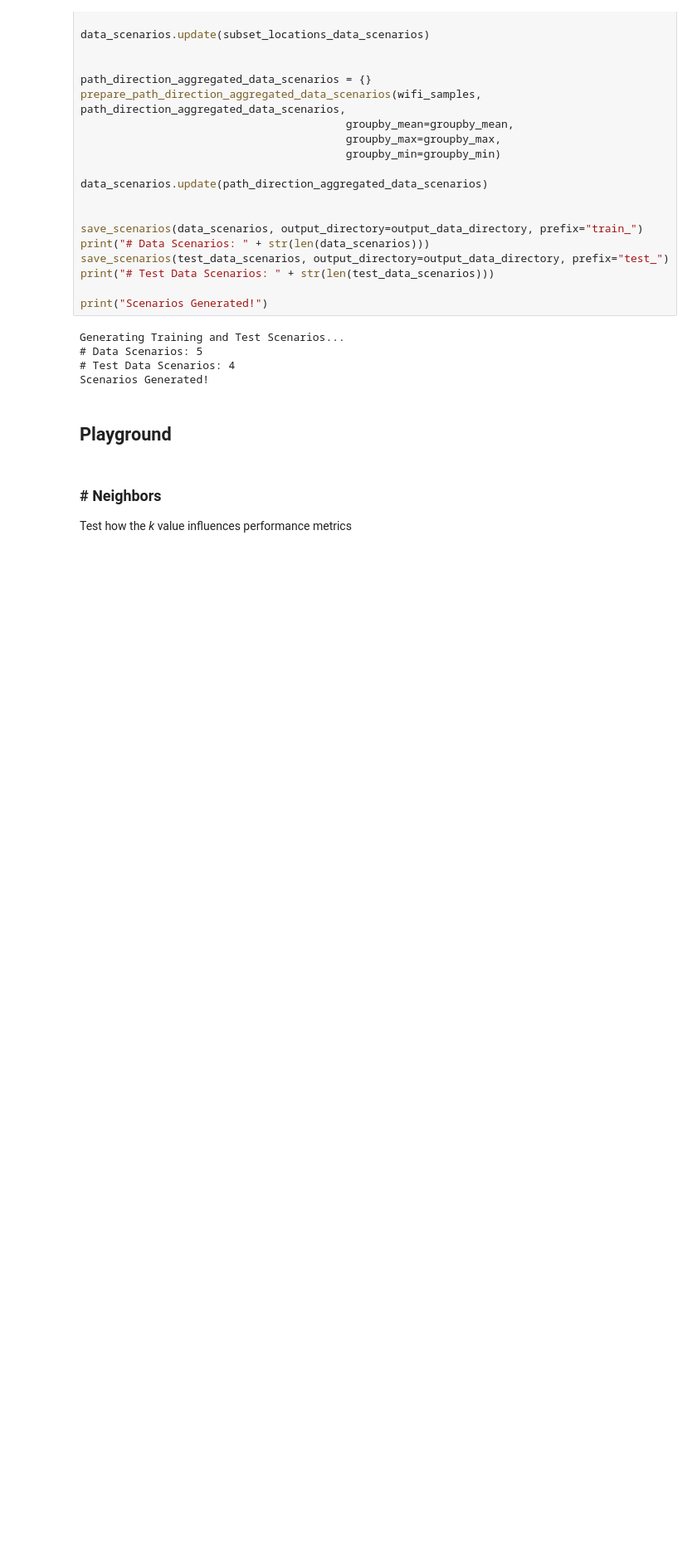
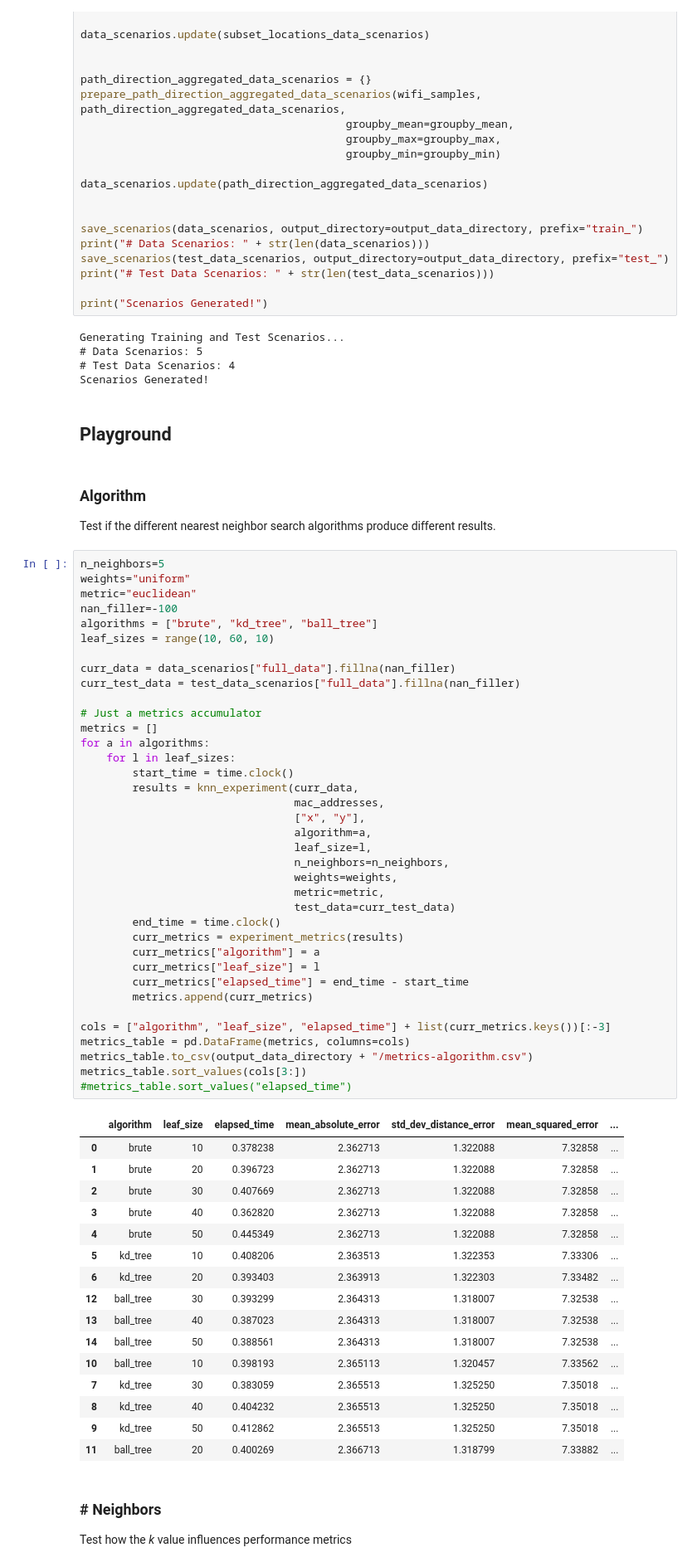
Before and after one commit to YanuX-Framework/YanuX-Cruncher, a Jupyter notebook: CruncherLab.ipynb, the cells around one changed output. Shown at 83% size. Drawn from its saved outputs; the diff is of its cells as text; blank space fills up the shorter version.

```diff
--- a/CruncherLab.ipynb
+++ b/CruncherLab.ipynb
@@ -172,6 +176,63 @@ Generating Training and Test Scenarios...
 Scenarios Generated!
 # %% [markdown]
 ## Playground ##
+# %% [markdown]
+### Algorithm ###
+Test if the different nearest neighbor search algorithms produce different results.
+# %%
+n_neighbors=5
+weights="uniform"
+metric="euclidean"
+nan_filler=-100
+algorithms = ["brute", "kd_tree", "ball_tree"]
+leaf_sizes = range(10, 60, 10)
+
+curr_data = data_scenarios["full_data"].fillna(nan_filler)
+curr_test_data = test_data_scenarios["full_data"].fillna(nan_filler)
+
+# Just a metrics accumulator
+metrics = []
+for a in algorithms:
+    for l in leaf_sizes:
+        start_time = time.clock()
+        results = knn_experiment(curr_data,
+                                 mac_addresses,
+                                 ["x", "y"],
+                                 algorithm=a,
+                                 leaf_size=l,
+                                 n_neighbors=n_neighbors,
+                                 weights=weights,
+                                 metric=metric,
+                                 test_data=curr_test_data)
+        end_time = time.clock()
+        curr_metrics = experiment_metrics(results)
+        curr_metrics["algorithm"] = a
+        curr_metrics["leaf_size"] = l
+        curr_metrics["elapsed_time"] = end_time - start_time
+        metrics.append(curr_metrics)
+
+cols = ["algorithm", "leaf_size", "elapsed_time"] + list(curr_metrics.keys())[:-3]
+metrics_table = pd.DataFrame(metrics, columns=cols)
+metrics_table.to_csv(output_data_directory + "/metrics-algorithm.csv")
+metrics_table.sort_values(cols[3:])
+#metrics_table.sort_values("elapsed_time")
+# %% [output]
+|  | algorithm | leaf_size | elapsed_time | mean_absolute_error | std_dev_distance_error | mean_squared_error | ... |
+| 0 | brute | 10 | 0.378238 | 2.362713 | 1.322088 | 7.32858 | ... |
+| 1 | brute | 20 | 0.396723 | 2.362713 | 1.322088 | 7.32858 | ... |
+| 2 | brute | 30 | 0.407669 | 2.362713 | 1.322088 | 7.32858 | ... |
+| 3 | brute | 40 | 0.362820 | 2.362713 | 1.322088 | 7.32858 | ... |
+| 4 | brute | 50 | 0.445349 | 2.362713 | 1.322088 | 7.32858 | ... |
+| 5 | kd_tree | 10 | 0.408206 | 2.363513 | 1.322353 | 7.33306 | ... |
+| 6 | kd_tree | 20 | 0.393403 | 2.363913 | 1.322303 | 7.33482 | ... |
+| 12 | ball_tree | 30 | 0.393299 | 2.364313 | 1.318007 | 7.32538 | ... |
+| 13 | ball_tree | 40 | 0.387023 | 2.364313 | 1.318007 | 7.32538 | ... |
+| 14 | ball_tree | 50 | 0.388561 | 2.364313 | 1.318007 | 7.32538 | ... |
+| 10 | ball_tree | 10 | 0.398193 | 2.365113 | 1.320457 | 7.33562 | ... |
+| 7 | kd_tree | 30 | 0.383059 | 2.365513 | 1.325250 | 7.35018 | ... |
+| 8 | kd_tree | 40 | 0.404232 | 2.365513 | 1.325250 | 7.35018 | ... |
+| 9 | kd_tree | 50 | 0.412862 | 2.365513 | 1.325250 | 7.35018 | ... |
+| 11 | ball_tree | 20 | 0.400269 | 2.366713 | 1.318799 | 7.33882 | ... |
 # %% [markdown]
 ### # Neighbors ###
 Test how the *k* value influences performance metrics
```
Also changed, not shown: parts of 18 cells of this notebook, 1 other file.
